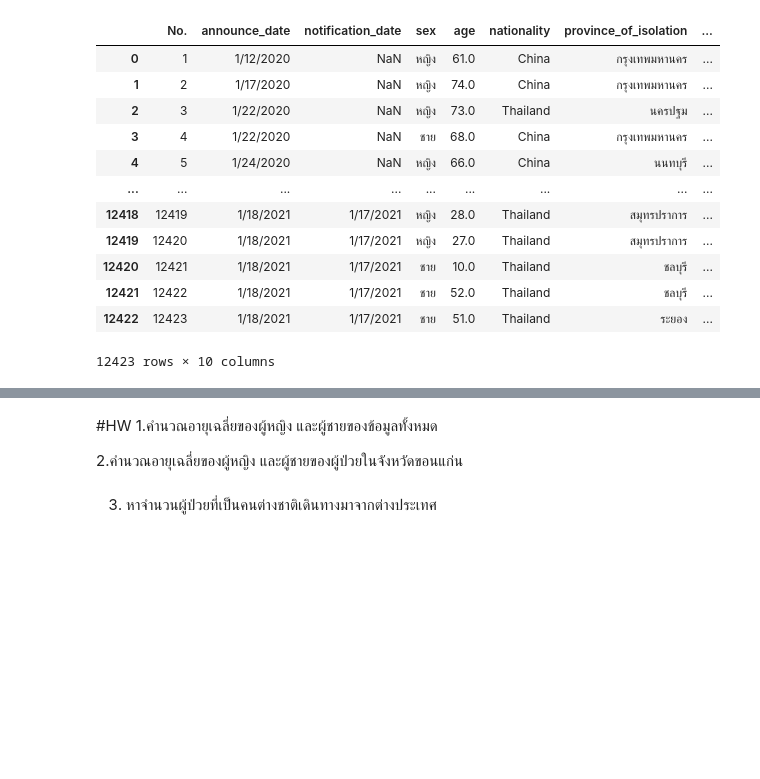
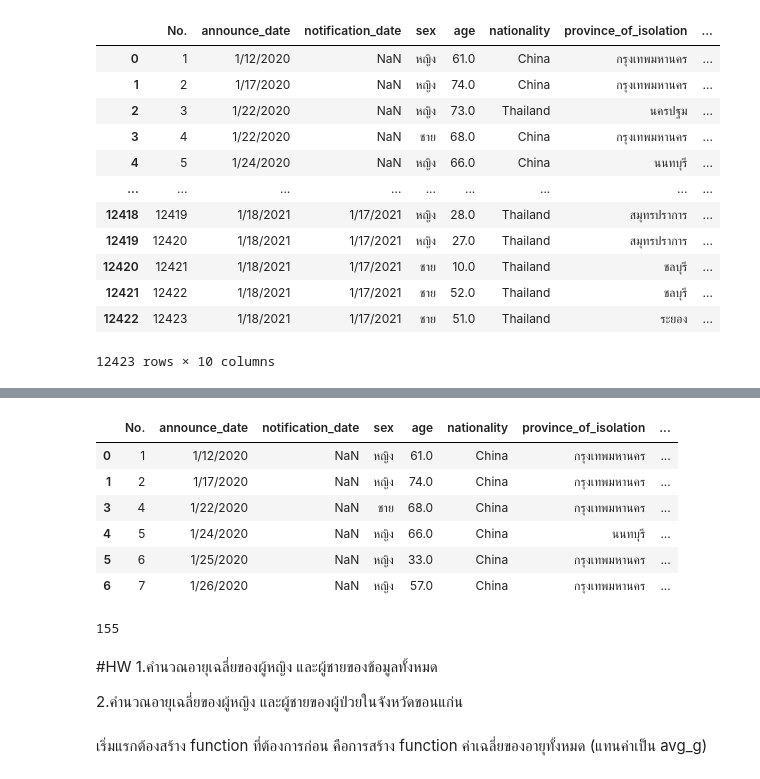
Before and after one commit to Kggzzz/data_viz, a Jupyter notebook: Pandas101.ipynb, the cells around one changed output, grey strips where cells are left out. Saved outputs shown, nothing was run; the diff lists cells and outputs as text; code cells hidden in the pictures; blank space fills up the shorter version.

```diff
--- a/Pandas101.ipynb
+++ b/Pandas101.ipynb
@@ -42,7 +176,22 @@ data_covid
+# %%
+eight_rows_covid[eight_rows_covid['province_of_onset'] == 'กรุงเทพมหานคร']  #เราเอา 2 บรรทัดบนมาบวกกัน
+# %% [output]
+|  | No. | announce_date | notification_date | sex | age | nationality | province_of_isolation | ... |
+| 0 | 1 | 1/12/2020 | NaN | หญิง | 61.0 | China | กรุงเทพมหานคร | ... |
+| 1 | 2 | 1/17/2020 | NaN | หญิง | 74.0 | China | กรุงเทพมหานคร | ... |
+| 3 | 4 | 1/22/2020 | NaN | ชาย | 68.0 | China | กรุงเทพมหานคร | ... |
+| 4 | 5 | 1/24/2020 | NaN | หญิง | 66.0 | China | นนทบุรี | ... |
+| 5 | 6 | 1/25/2020 | NaN | หญิง | 33.0 | China | กรุงเทพมหานคร | ... |
+| 6 | 7 | 1/26/2020 | NaN | หญิง | 57.0 | China | กรุงเทพมหานคร | ... |
+# %%
+#3.หาจำนวนผู้ป่วยที่เป็นคน "คนต่างชาติเดินทางมาจากต่างประเทศ"
+data_covid[data_covid['risk'] == 'คนต่างชาติเดินทางมาจากต่างประเทศ'].shape[0]
+# %% [output]
+155
 # %% [markdown]
 #HW
 1.คำนวณอายุเฉลี่ยของผู้หญิง และผู้ชายของข้อมูลทั้งหมด
 
 2.คำนวณอายุเฉลี่ยของผู้หญิง และผู้ชายของผู้ป่วยในจังหวัดขอนแก่น
-# %% [markdown]
-3. หาจำนวนผู้ป่วยที่เป็นคนต่างชาติเดินทางมาจากต่างประเทศ
+# %% [markdown]
+เริ่มแรกต้องสร้าง function ที่ต้องการก่อน คือการสร้าง function ค่าเฉลี่ยของอายุทั้งหมด (แทนค่าเป็น avg_g)
```
Also changed, not shown: parts of 21 cells of this notebook.
